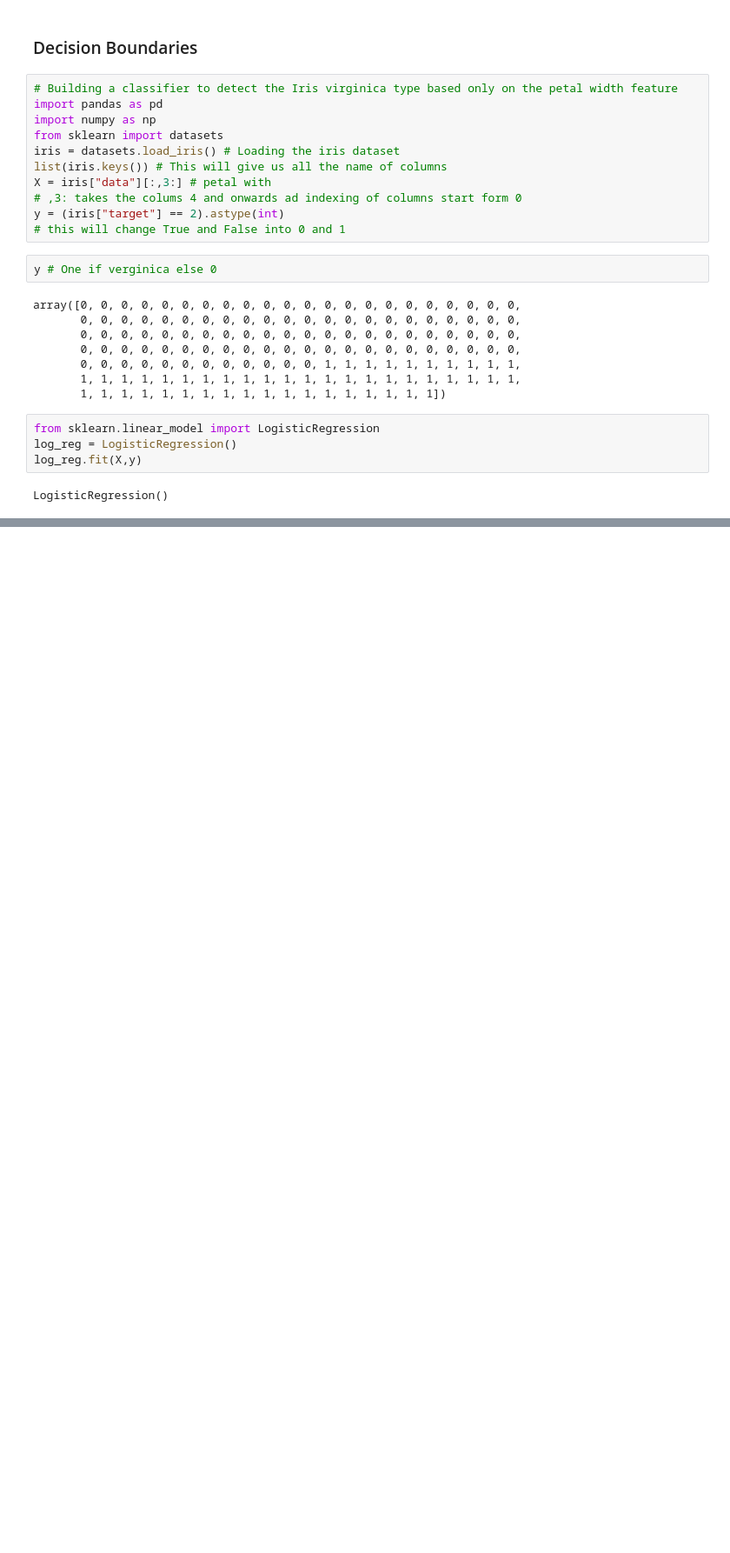
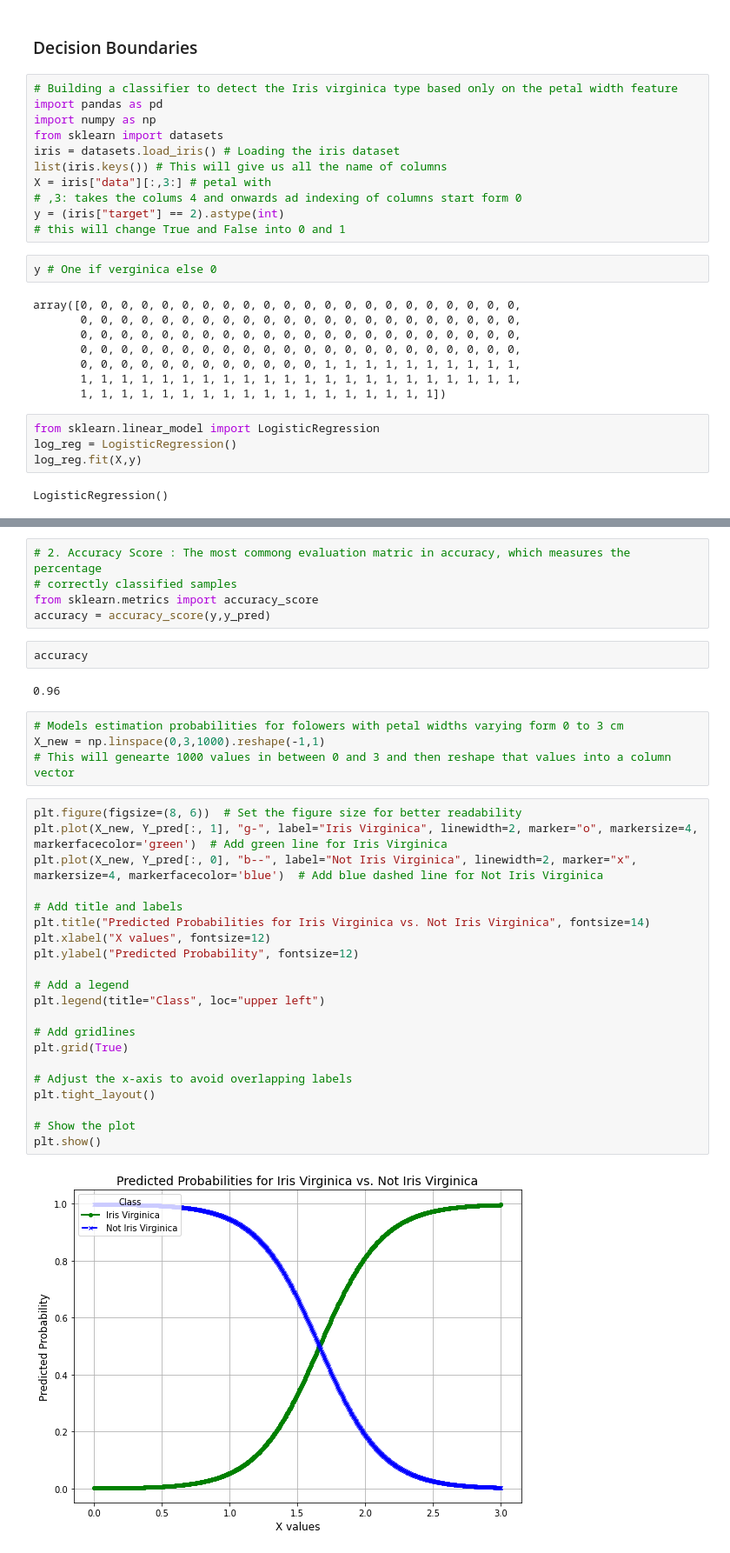
Before and after one commit to DS-saksham/Learning_Data, a Jupyter notebook: Linear_Regression/Logistic_Regression.ipynb, the cells around one changed output, grey strips where cells are left out. Shown at 87% size. Cells and saved outputs as stored; diff of their text form; blank space fills up the shorter version.

Commit message:
completed linear models

```diff
--- a/Linear_Regression/Logistic_Regression.ipynb
+++ b/Linear_Regression/Logistic_Regression.ipynb
@@ -39,0 +57,36 @@ log_reg
+# %%
+# 2. Accuracy Score : The most commong evaluation matric in accuracy, which measures the percentage
+# correctly classified samples
+from sklearn.metrics import accuracy_score
+accuracy = accuracy_score(y,y_pred)
+# %%
+accuracy
+# %% [output]
+0.96
+# %%
+# Models estimation probabilities for folowers with petal widths varying form 0 to 3 cm
+X_new = np.linspace(0,3,1000).reshape(-1,1)
+# This will genearte 1000 values in between 0 and 3 and then reshape that values into a column vector
+# %%
+plt.figure(figsize=(8, 6))  # Set the figure size for better readability
+plt.plot(X_new, Y_pred[:, 1], "g-", label="Iris Virginica", linewidth=2, marker="o", markersize=4, markerfacecolor='green')  # Add green line for Iris Virginica
+plt.plot(X_new, Y_pred[:, 0], "b--", label="Not Iris Virginica", linewidth=2, marker="x", markersize=4, markerfacecolor='blue')  # Add blue dashed line for Not Iris Virginica
+
+# Add title and labels
+plt.title("Predicted Probabilities for Iris Virginica vs. Not Iris Virginica", fontsize=14)
+plt.xlabel("X values", fontsize=12)
+plt.ylabel("Predicted Probability", fontsize=12)
+
+# Add a legend
+plt.legend(title="Class", loc="upper left")
+
+# Add gridlines
+plt.grid(True)
+
+# Adjust the x-axis to avoid overlapping labels
+plt.tight_layout()
+
+# Show the plot
+plt.show()
+# %% [output]
+[figure, added]
```
Also changed, not shown: parts of 9 cells of this notebook.
